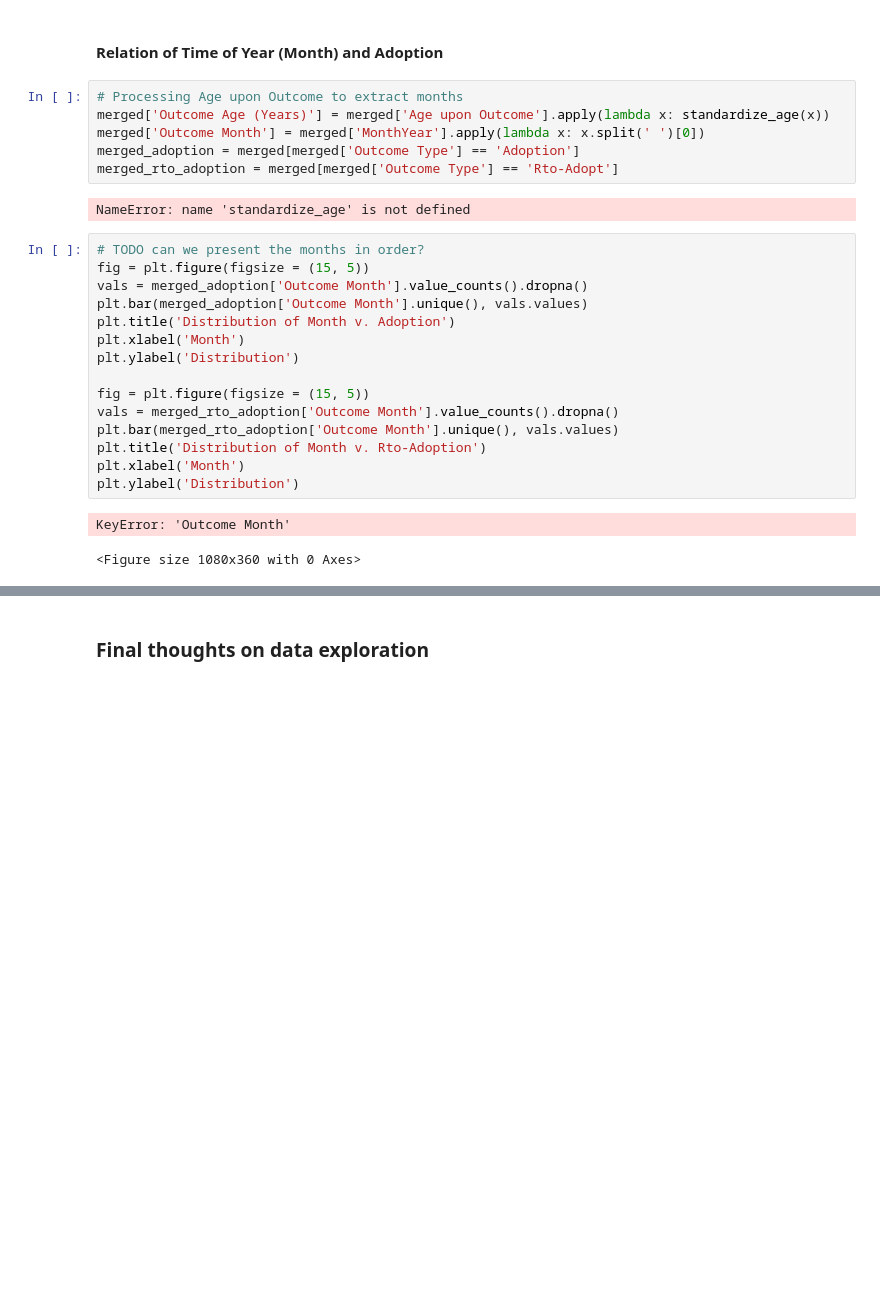
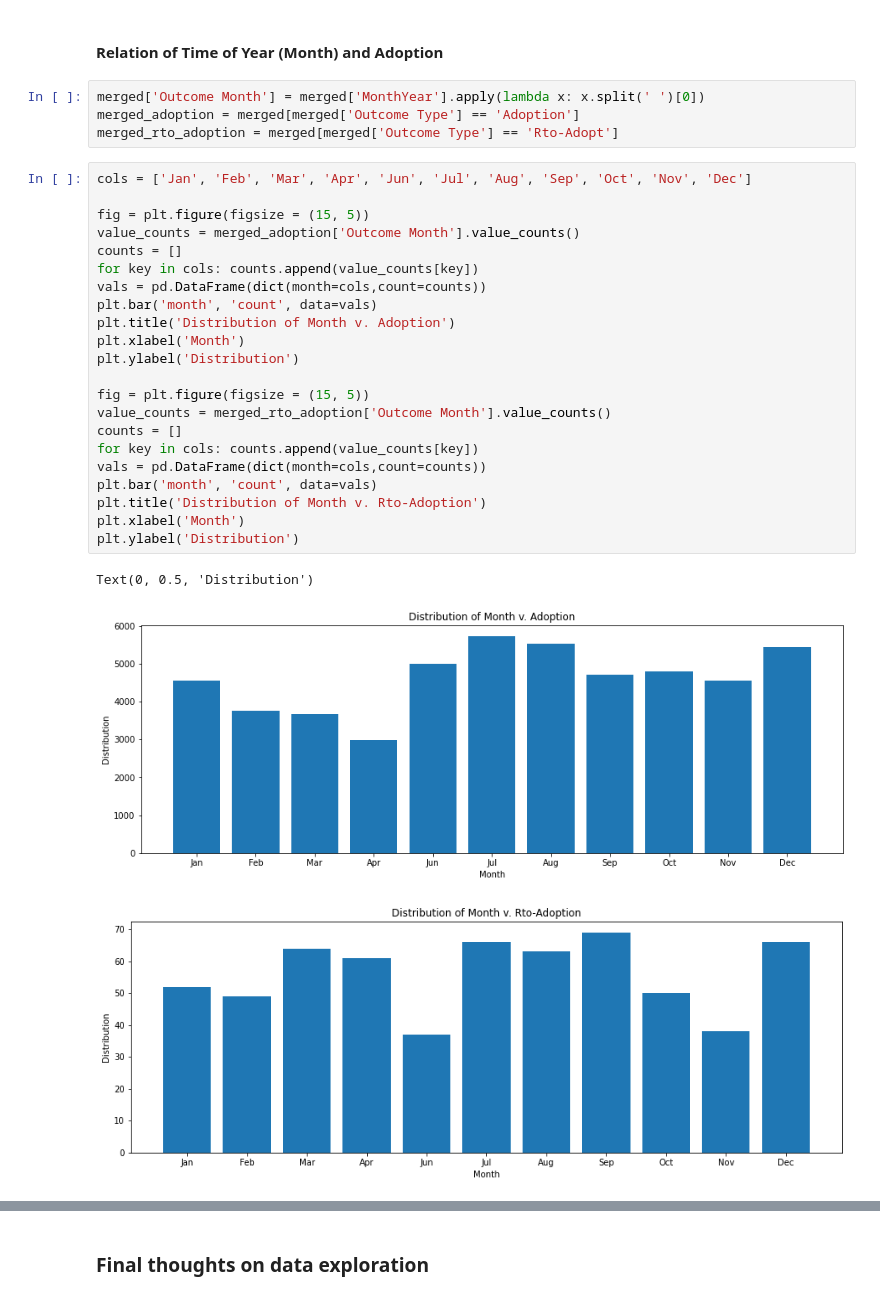
Before and after one commit to Mrityunjay000/data_mining_final_project, a Jupyter notebook: CS_363D_Final_Project.ipynb, the cells around one changed output, grey strips where cells are left out. Drawn from its saved outputs; the diff is of its cells as text; blank space fills up the shorter version.

```diff
--- a/CS_363D_Final_Project.ipynb
+++ b/CS_363D_Final_Project.ipynb
@@ -557,29 +585,33 @@ Observing the graphs above clearly shows that the intake health of an animal imp
 # %% [markdown]
 #### Relation of Time of Year (Month) and Adoption
 # %%
-# Processing Age upon Outcome to extract months
-merged['Outcome Age (Years)'] = merged['Age upon Outcome'].apply(lambda x: standardize_age(x))
 merged['Outcome Month'] = merged['MonthYear'].apply(lambda x: x.split(' ')[0])
 merged_adoption = merged[merged['Outcome Type'] == 'Adoption']
 merged_rto_adoption = merged[merged['Outcome Type'] == 'Rto-Adopt']
-# %% [output]
-NameError: name 'standardize_age' is not defined
 # %%
-# TODO can we present the months in order?
+cols = ['Jan', 'Feb', 'Mar', 'Apr', 'Jun', 'Jul', 'Aug', 'Sep', 'Oct', 'Nov', 'Dec']
+
 fig = plt.figure(figsize = (15, 5))
-vals = merged_adoption['Outcome Month'].value_counts().dropna()
-plt.bar(merged_adoption['Outcome Month'].unique(), vals.values)
+value_counts = merged_adoption['Outcome Month'].value_counts()
+counts = []
+for key in cols: counts.append(value_counts[key])
+vals = pd.DataFrame(dict(month=cols,count=counts))
+plt.bar('month', 'count', data=vals)
 plt.title('Distribution of Month v. Adoption')
 plt.xlabel('Month')
 plt.ylabel('Distribution')
 
 fig = plt.figure(figsize = (15, 5))
-vals = merged_rto_adoption['Outcome Month'].value_counts().dropna()
-plt.bar(merged_rto_adoption['Outcome Month'].unique(), vals.values)
+value_counts = merged_rto_adoption['Outcome Month'].value_counts()
+counts = []
+for key in cols: counts.append(value_counts[key])
+vals = pd.DataFrame(dict(month=cols,count=counts))
+plt.bar('month', 'count', data=vals)
 plt.title('Distribution of Month v. Rto-Adoption')
 plt.xlabel('Month')
 plt.ylabel('Distribution')
 # %% [output]
-KeyError: 'Outcome Month'
+Text(0, 0.5, 'Distribution')
-<Figure size 1080x360 with 0 Axes>
+[figure, added]
+[figure, added]
 # %% [markdown]
```
Also changed, not shown: parts of 6 cells of this notebook.
